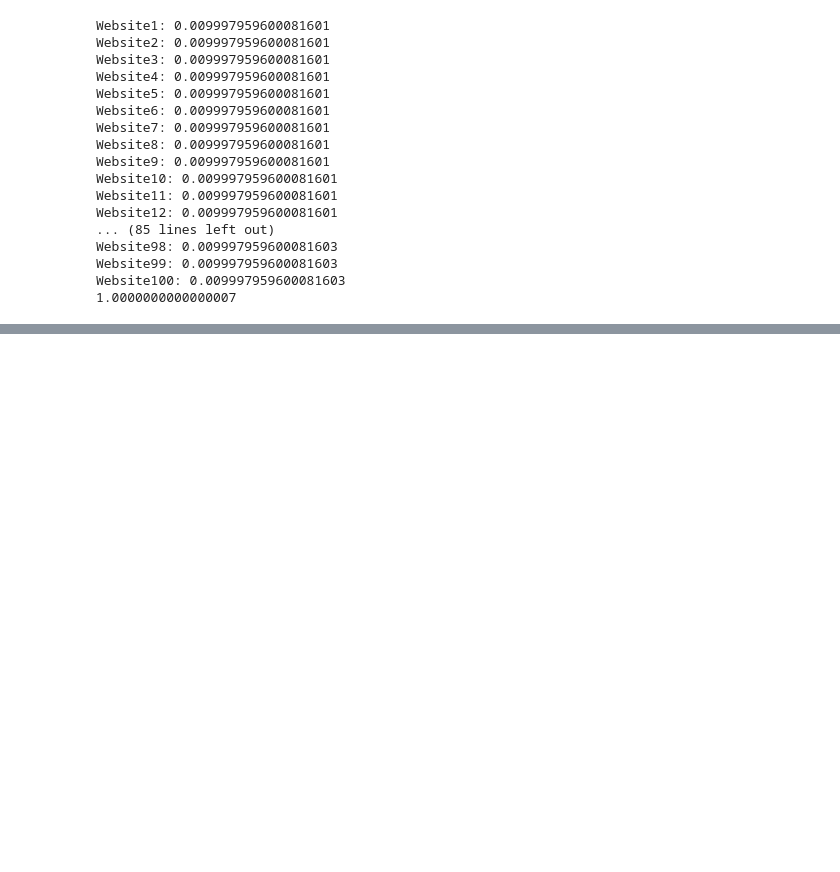
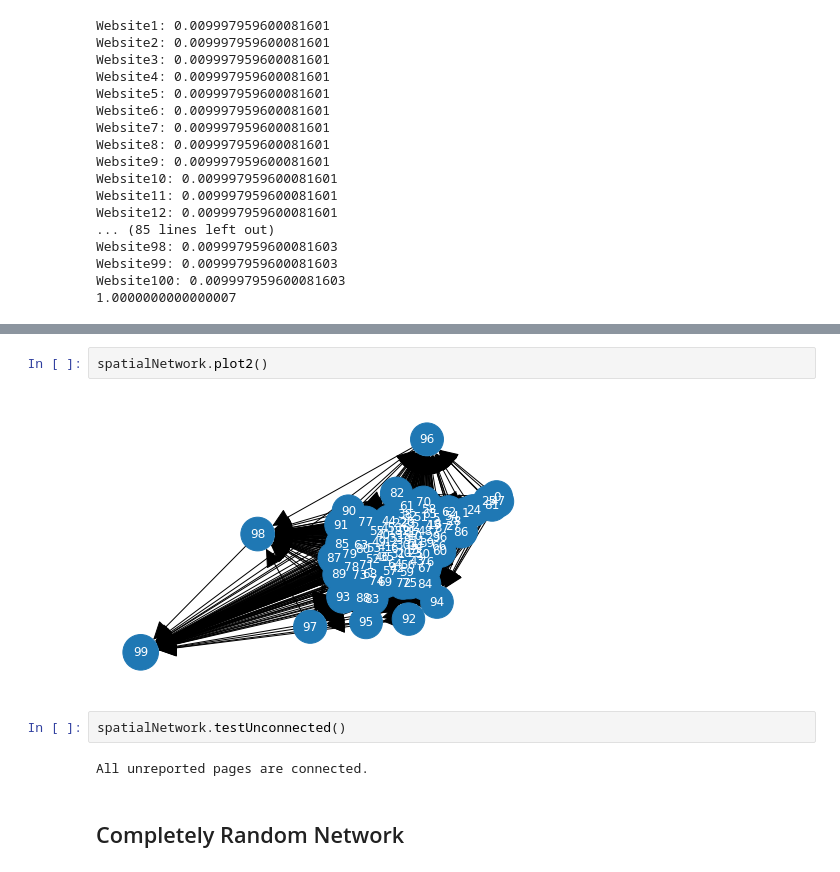
Before and after one commit to Yvee1/pagerank, a Jupyter notebook: pagerank.ipynb, the cells around one changed output, grey strips where cells are left out. Drawn from its saved outputs; the diff is of its cells as text; blank space fills up the shorter version.

```diff
--- a/pagerank.ipynb
+++ b/pagerank.ipynb
@@ -1757,0 +2006,10 @@ Website100: 0.009997959600081603
+# %%
+spatialNetwork.plot2()
+# %% [output]
+[figure, added]
+# %%
+spatialNetwork.testUnconnected()
+# %% [output]
+All unreported pages are connected.
+# %% [markdown]
+## Completely Random Network
```
Also changed, not shown: parts of 37 cells of this notebook.
